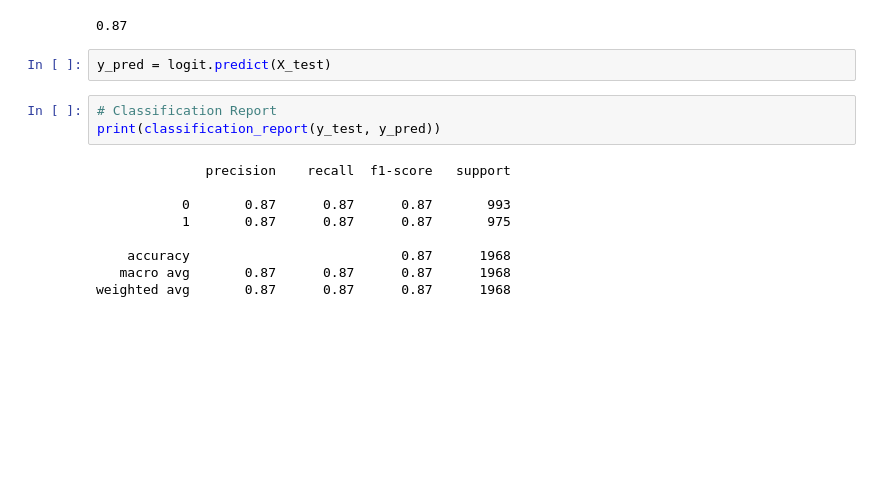
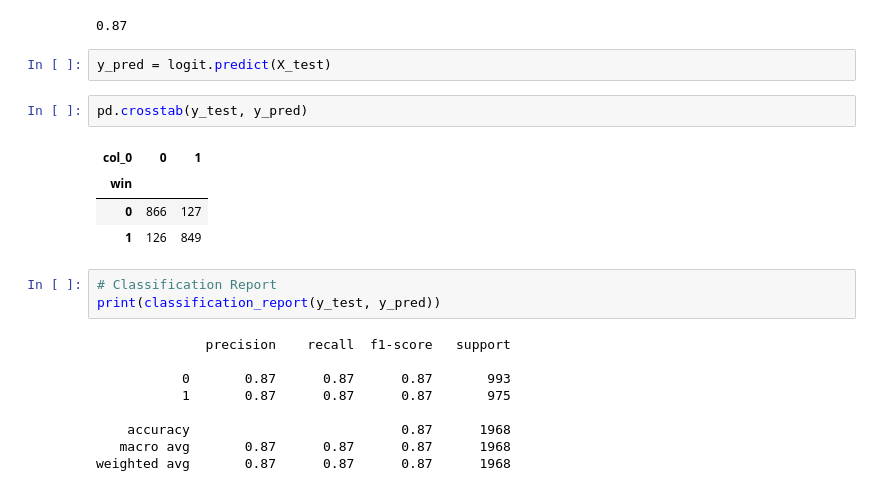
Before and after one commit to george887/NBA_stats, a Jupyter notebook: MVP_walkthru.ipynb, the cells around one changed output. Cells and saved outputs as stored; diff of their text form; blank space fills up the shorter version.

```diff
--- a/MVP_walkthru.ipynb
+++ b/MVP_walkthru.ipynb
@@ -685,6 +685,13 @@ round(logit.score(X_test, y_test),2)
 0.87
 # %%
 y_pred = logit.predict(X_test)
+# %%
+pd.crosstab(y_test, y_pred)
+# %% [output]
+| col_0 | 0 | 1 |
+| win |  |  |
+| 0 | 866 | 127 |
+| 1 | 126 | 849 |
 # %%
 # Classification Report
 print(classification_report(y_test, y_pred))
```
Also changed, not shown: parts of 3 cells of this notebook, 1 other file.
